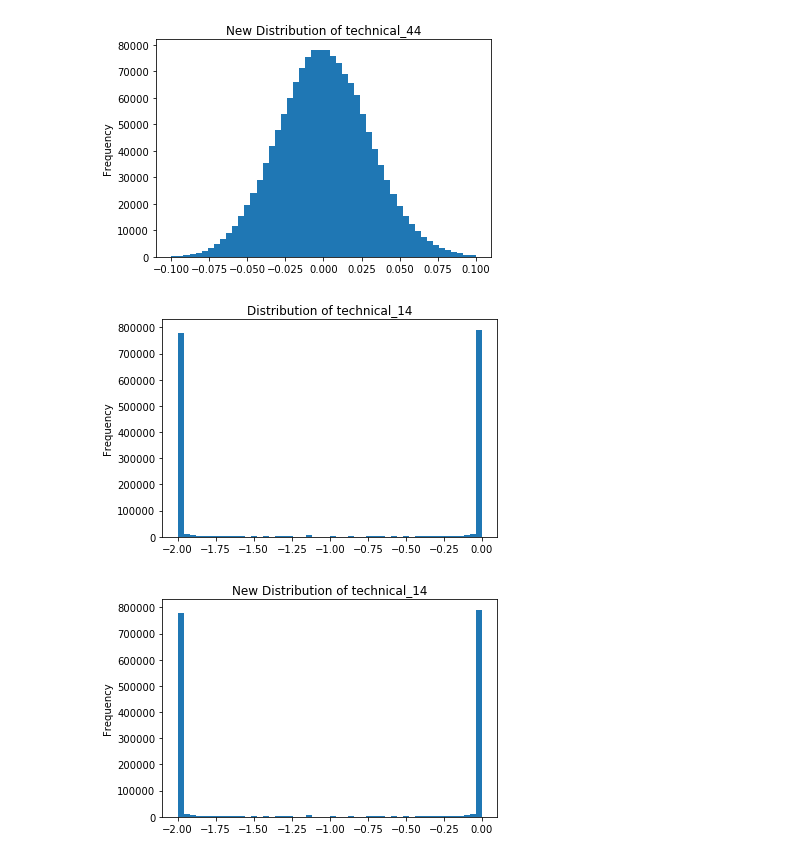
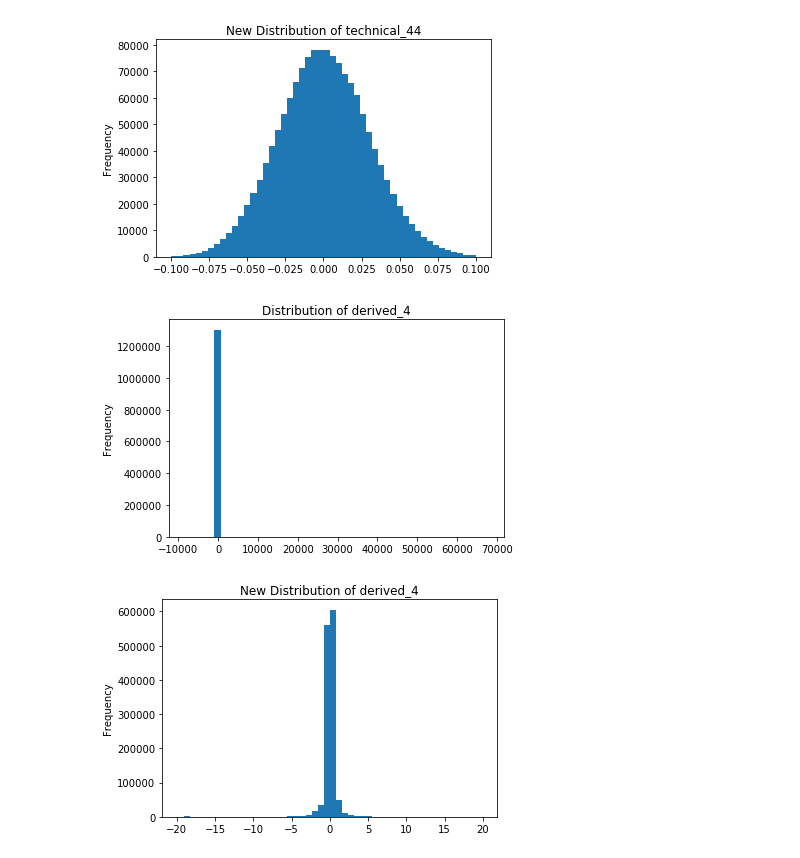
Before and after one commit to adimali/Two_Sigma_Financial_prediction, a Jupyter notebook: Initial_EDA.ipynb, the cells around one changed output. Cells and saved outputs as stored; diff of their text form; code cells hidden in the pictures.

```diff
--- a/Initial_EDA.ipynb
+++ b/Initial_EDA.ipynb
@@ -843,13 +843,13 @@ data_clips={'derived_0':8,'derived_1':3.5,'derived_2':10,'derived_3':10,'derived
 # %%
-clm='technical_14'
+clm='derived_4'
 data[clm].plot.hist(bins=50,title= ("Distribution of {}".format(clm)))
 plt.figure()
-_max=3
+_max=10
 _min=-_max
 data[(data[clm]>_min)&(data[clm]<_max)][clm].plot.hist(bins=50,title= ("New Distribution of {}".format(clm)));
 # %% [output]
-[figure, old version]
+[figure, new version]
-[figure, old version]
+[figure, new version]
 # %%
 selected=data.id>-10000
 features=[]
```
Also changed, not shown: parts of 23 cells of this notebook.
